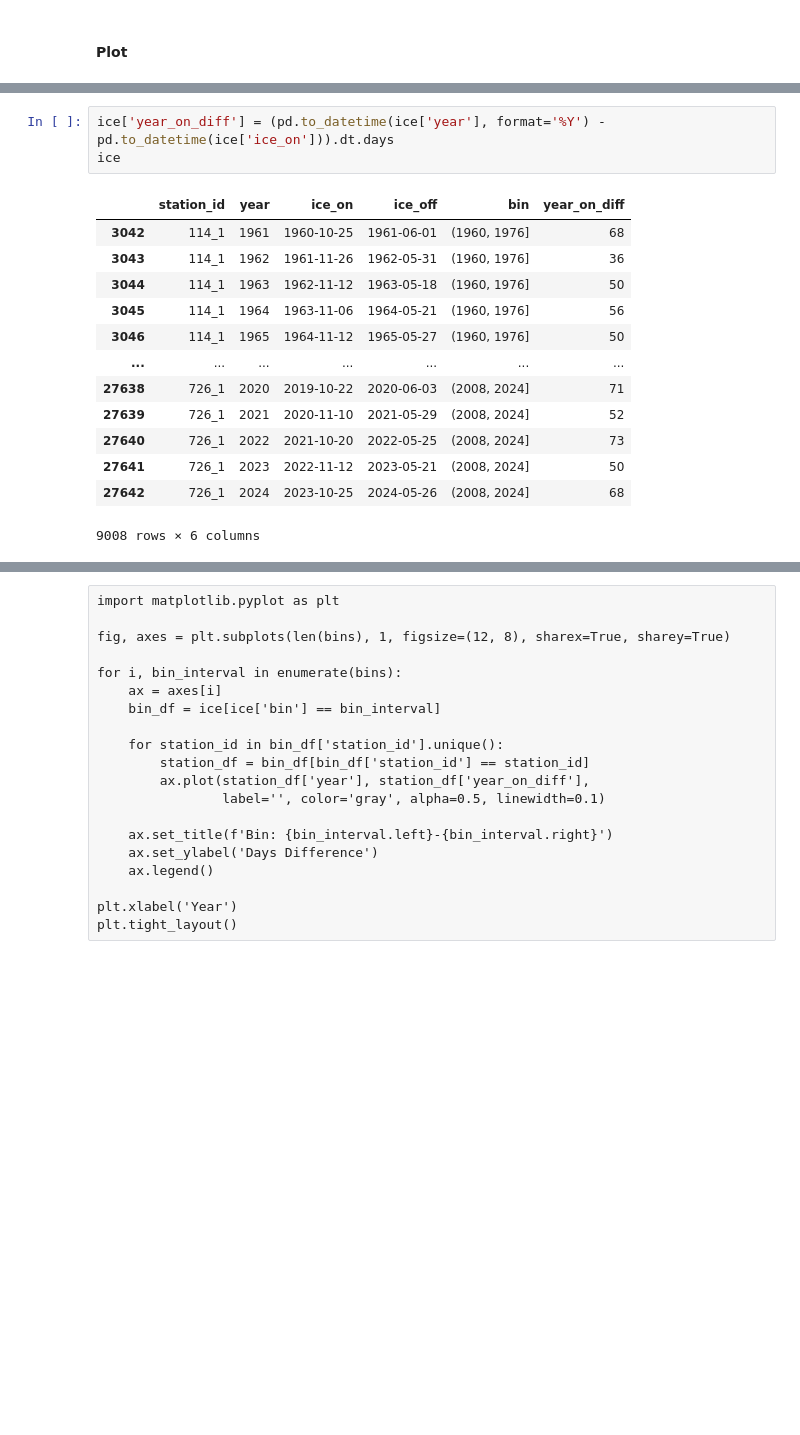
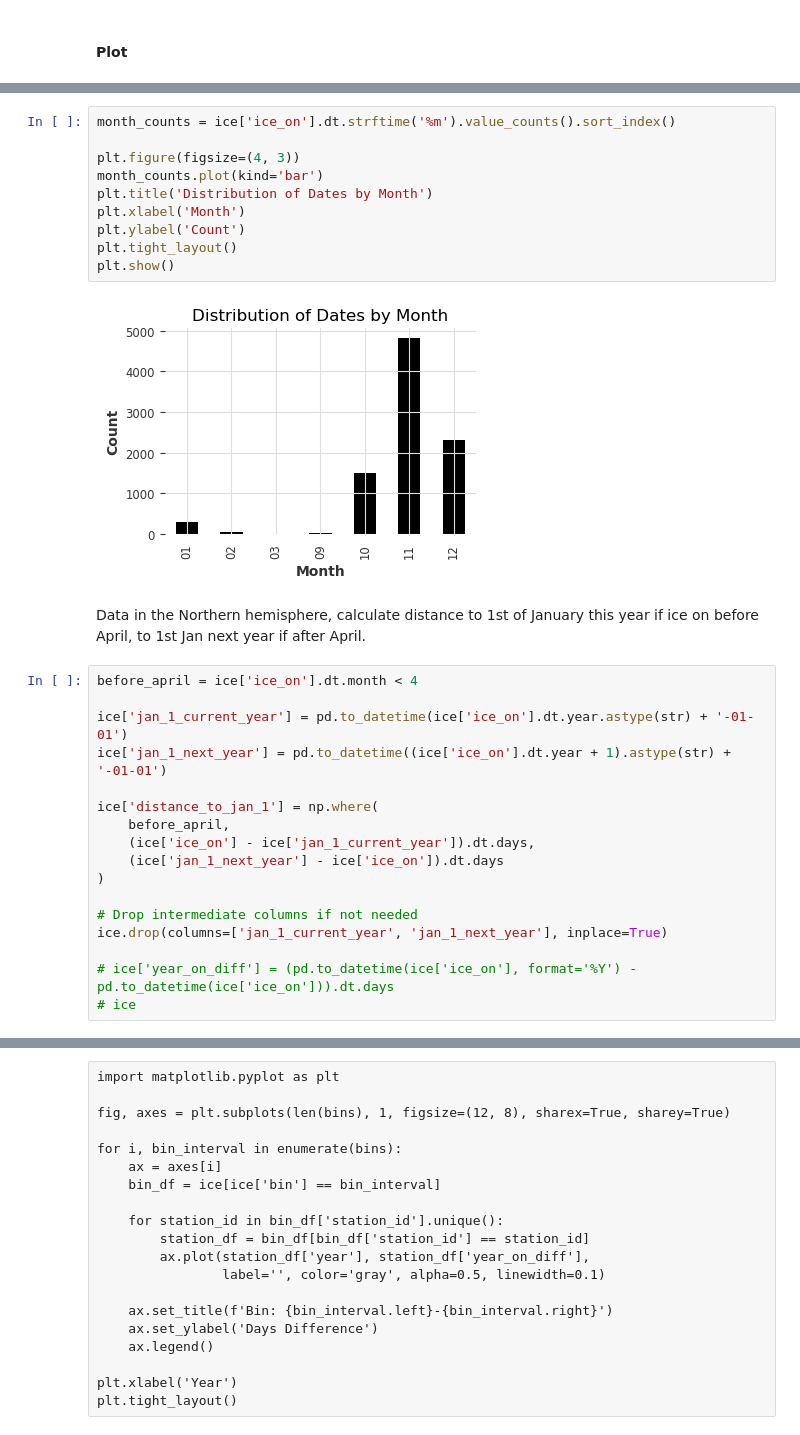
Before and after one commit to Eruveoo/Ice_cover_duration_project, a Jupyter notebook: Darts/era5lakes-darts-ice-multivar-to-trend.ipynb, the cells around one changed output, grey strips where cells are left out. Cells and saved outputs as stored; diff of their text form; blank space fills up the shorter version.

```diff
--- a/Darts/era5lakes-darts-ice-multivar-to-trend.ipynb
+++ b/Darts/era5lakes-darts-ice-multivar-to-trend.ipynb
@@ -118,17 +146,31 @@ ice = pd.concat(complete_groups)
+# %%
+month_counts = ice['ice_on'].dt.strftime('%m').value_counts().sort_index()
+
+plt.figure(figsize=(4, 3))
+month_counts.plot(kind='bar')
+plt.title('Distribution of Dates by Month')
+plt.xlabel('Month')
+plt.ylabel('Count')
+plt.tight_layout()
+plt.show()
+# %% [output]
+[figure, added]
+# %% [markdown]
+Data in the Northern hemisphere, calculate distance to 1st of January this year if ice on before April, to 1st Jan next year if after April.
 # %%
-ice['year_on_diff'] = (pd.to_datetime(ice['year'], format='%Y') - pd.to_datetime(ice['ice_on'])).dt.days
-ice
+before_april = ice['ice_on'].dt.month < 4
+
+ice['jan_1_current_year'] = pd.to_datetime(ice['ice_on'].dt.year.astype(str) + '-01-01')
+ice['jan_1_next_year'] = pd.to_datetime((ice['ice_on'].dt.year + 1).astype(str) + '-01-01')
+
+ice['distance_to_jan_1'] = np.where(
+    before_april,
+    (ice['ice_on'] - ice['jan_1_current_year']).dt.days,
+    (ice['jan_1_next_year'] - ice['ice_on']).dt.days
+)
+
+# Drop intermediate columns if not needed
+ice.drop(columns=['jan_1_current_year', 'jan_1_next_year'], inplace=True)
+
+# ice['year_on_diff'] = (pd.to_datetime(ice['ice_on'], format='%Y') - pd.to_datetime(ice['ice_on'])).dt.days
+# ice
-# %% [output]
-|  | station_id | year | ice_on | ice_off | bin | year_on_diff |
-| 3042 | 114_1 | 1961 | 1960-10-25 | 1961-06-01 | (1960, 1976] | 68 |
-| 3043 | 114_1 | 1962 | 1961-11-26 | 1962-05-31 | (1960, 1976] | 36 |
-| 3044 | 114_1 | 1963 | 1962-11-12 | 1963-05-18 | (1960, 1976] | 50 |
-| 3045 | 114_1 | 1964 | 1963-11-06 | 1964-05-21 | (1960, 1976] | 56 |
-| 3046 | 114_1 | 1965 | 1964-11-12 | 1965-05-27 | (1960, 1976] | 50 |
-| ... | ... | ... | ... | ... | ... | ... |
-| 27638 | 726_1 | 2020 | 2019-10-22 | 2020-06-03 | (2008, 2024] | 71 |
-| 27639 | 726_1 | 2021 | 2020-11-10 | 2021-05-29 | (2008, 2024] | 52 |
-| 27640 | 726_1 | 2022 | 2021-10-20 | 2022-05-25 | (2008, 2024] | 73 |
-| 27641 | 726_1 | 2023 | 2022-11-12 | 2023-05-21 | (2008, 2024] | 50 |
-| 27642 | 726_1 | 2024 | 2023-10-25 | 2024-05-26 | (2008, 2024] | 68 |
-9008 rows × 6 columns
```
Also changed, not shown: parts of 44 cells of this notebook, 1 other file.
